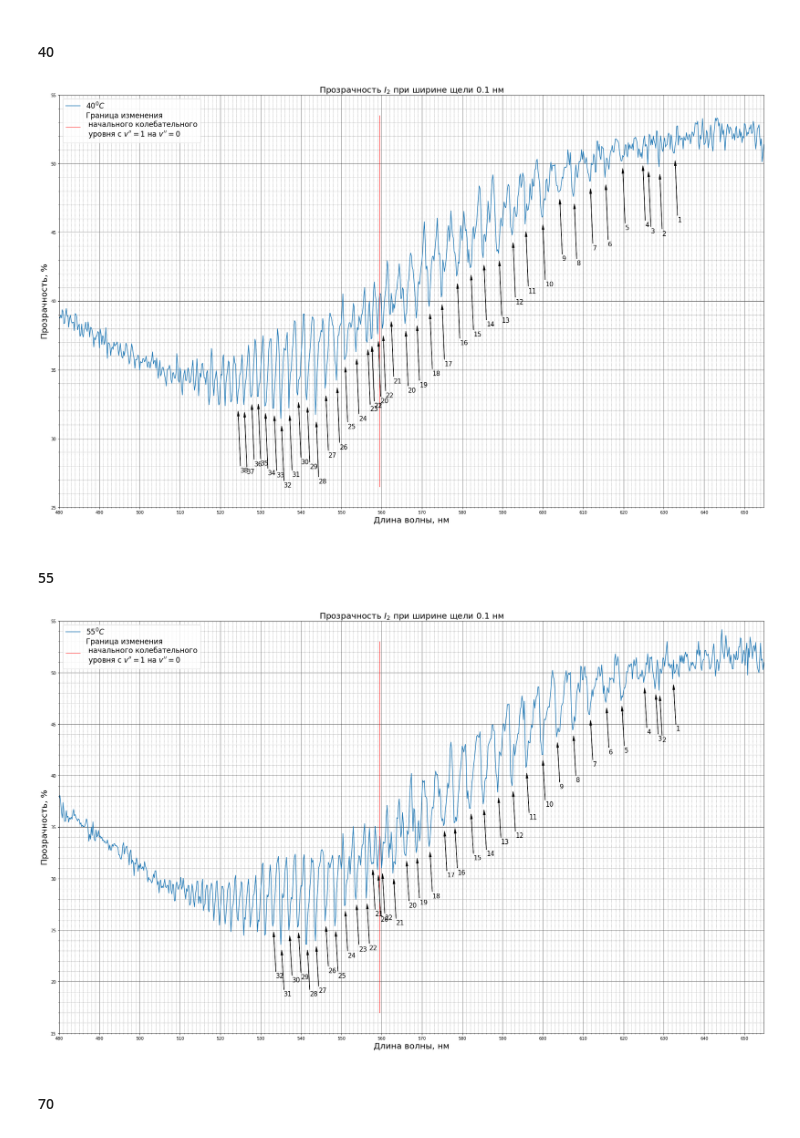
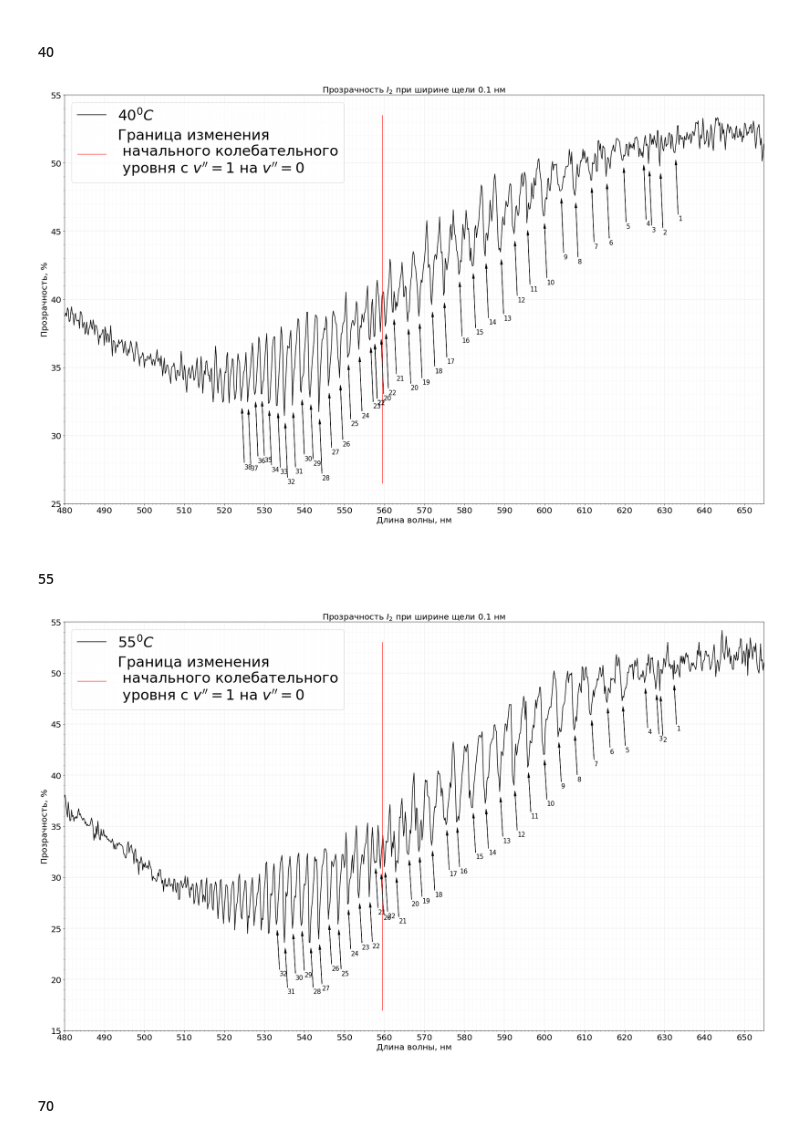
Before and after one commit to alekseik1/PMI, a Jupyter notebook: I2/data/Analysis.ipynb, the cells around one changed output. Saved outputs shown, nothing was run; the diff lists cells and outputs as text; code cells hidden in the pictures.

```diff
--- a/I2/data/Analysis.ipynb
+++ b/I2/data/Analysis.ipynb
@@ -76,43 +83,43 @@ peaks
 
 fig = plt.figure()
 ax = plt.subplot(111)
-df40.plot(x='Wavelength, nm', y='Transmittance, %', ax=ax, label='40$^0C$')
+df40.plot(x='Wavelength, nm', y='Transmittance, %', ax=ax, label='40$^0C$', c='black')
 ax.set_xlabel('Длина волны, нм', size=20)
 ax.set_ylabel('Прозрачность, %', size=20)
 ax.set_title("Прозрачность $I_2$ при ширине щели $0.1$ нм", size=20)
 ax.axvline(x=559.5, linewidth=1, ymin=0.05, ymax=0.95, linestyle='-', color='r', label='Граница изменения \n начального колебательного\n уровня c $v^{\prime\prime}=1$ на $v^{\prime\prime}=0$')
 
 xminorLocator = MultipleLocator(1)
 yminorLocator = MultipleLocator(1)
 xmajorLocator = MultipleLocator(10)
 ymajorLocator = MultipleLocator(5)
 
 ax.xaxis.set_minor_locator(xminorLocator)
 ax.yaxis.set_minor_locator(yminorLocator)
 ax.xaxis.set_major_locator(xmajorLocator)
 ax.yaxis.set_major_locator(ymajorLocator)
 ax.set_ylim(25,55)
 
-plt.grid(which='major', ls='-', lw=0.5, c='k')
-plt.grid(which='minor', ls='--', lw=0.5, c='grey')
+plt.grid(which='major', ls='-', lw=0.1, c='grey')
+plt.grid(which='minor', ls='--', lw=0.05, c='grey')
 ax.legend(fontsize='xx-large')
 j = 1
 p = 0
 peaks_len = len(peaks)
 for i in range(1, peaks_len):
     if j>22 and p==0:
         j = 20
         p = 1
     #print('{}: {}'.format(j, peaks_len - i))
     ax.annotate('%d'%j, xy=(df40.iloc[peaks[peaks_len-i],0]+.2, df40.iloc[peaks[peaks_len-i],1]-.5),
                 xytext=(df40.iloc[peaks[peaks_len-i],0]+0.8, df40.iloc[peaks[peaks_len-i],1]-5), size=15,
                 arrowprops=dict(facecolor='black', shrink=0.01, width=0.5, headwidth=5))
     j+=1
 
 fig.set_size_inches(30, 18)
 fig.savefig('40_grad.pdf', bbox_inches='tight', pad_inches=0)
 # %% [output]
-[figure, old version]
+[figure, new version]
 # %% [markdown]
 #### 55
 # %%
@@ -140,7 +147,7 @@ peaks
 
 fig = plt.figure()
 ax = plt.subplot(111)
-df55.plot(x='Wavelength, nm', y='Transmittance, %', ax=ax, label='55$^0C$')
+df55.plot(x='Wavelength, nm', y='Transmittance, %', ax=ax, label='55$^0C$', c='black')
 ax.set_xlabel('Длина волны, нм', size=20)
 ax.set_ylabel('Прозрачность, %', size=20)
 ax.set_title("Прозрачность $I_2$ при ширине щели $0.1$ нм", size=20)
@@ -157,8 +164,8 @@ ax.xaxis.set_major_locator(xmajorLocator)
 ax.yaxis.set_major_locator(ymajorLocator)
 ax.set_ylim(15,55)
 
-plt.grid(which='major', ls='-', lw=0.5, c='k')
-plt.grid(which='minor', ls='--', lw=0.5, c='grey')
+plt.grid(which='major', ls='-', lw=0.1, c='grey')
+plt.grid(which='minor', ls='--', lw=0.05, c='grey')
 ax.legend(fontsize='xx-large')
 j = 1
 p = 0
@@ -176,7 +183,7 @@ for i in range(1, peaks_len):
 fig.set_size_inches(30, 18)
 fig.savefig('55_grad.pdf', bbox_inches='tight', pad_inches=0)
 # %% [output]
-[figure, old version]
+[figure, new version]
 # %%
 #df55.iloc[:,1][df55.iloc[:,0] > 623]
 # %% [markdown]
```
Also changed, not shown: parts of 17 cells of this notebook, 3 other files.
